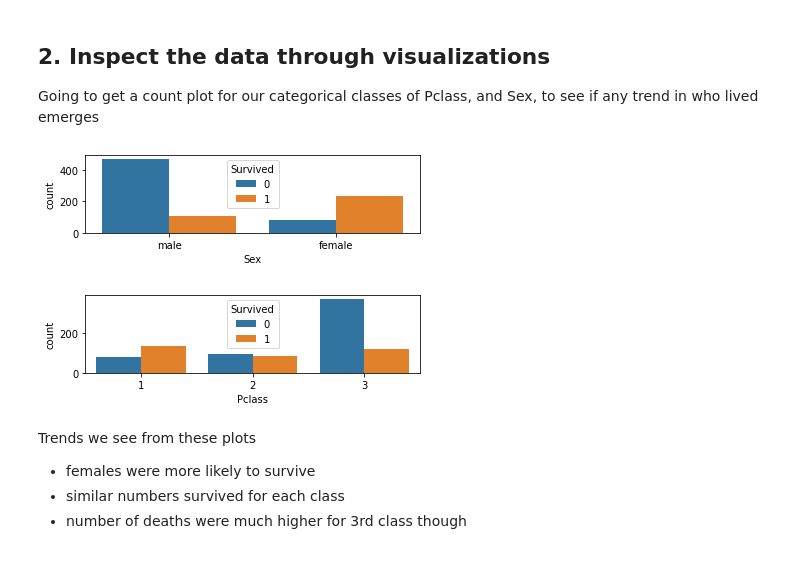
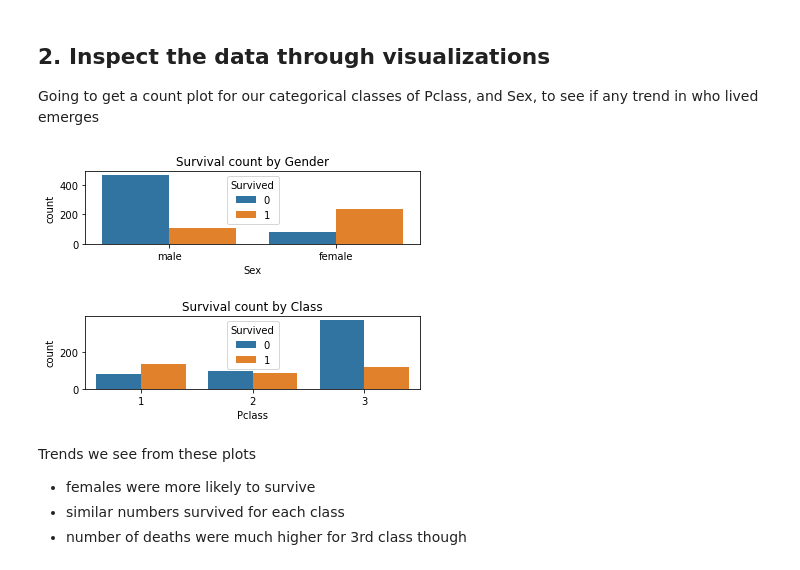
Before and after one commit to GraydonHall42/Titanic-Dataset-Analysis, a Jupyter notebook: GH_final_project.ipynb, the cells around one changed output. Drawn from its saved outputs; the diff is of its cells as text; code cells hidden in the pictures.

```diff
--- a/GH_final_project.ipynb
+++ b/GH_final_project.ipynb
@@ -169,11 +169,11 @@ Going to get a count plot for our categorical classes of Pclass, and Sex, to see
 # %%
 # Add countplots for each feature.
 fig, (ax1, ax2) = plt.subplots(nrows=2)
-sns.countplot(x='Sex', data=X, hue=y, ax=ax1)
-sns.countplot(x='Pclass', data=X, hue=y, ax=ax2)
-plt.subplots_adjust(hspace = 0.8)
+sns.countplot(x='Sex', data=X, hue=y, ax=ax1).set(title="Survival count by Gender")
+sns.countplot(x='Pclass', data=X, hue=y, ax=ax2).set(title="Survival count by Class")
+plt.subplots_adjust(hspace = 1)
 # %% [output]
-[figure, old version]
+[figure, new version]
 # %% [markdown]
 Trends we see from these plots
 * females were more likely to survive
```
Also changed, not shown: parts of 9 cells of this notebook, 10 other files.
